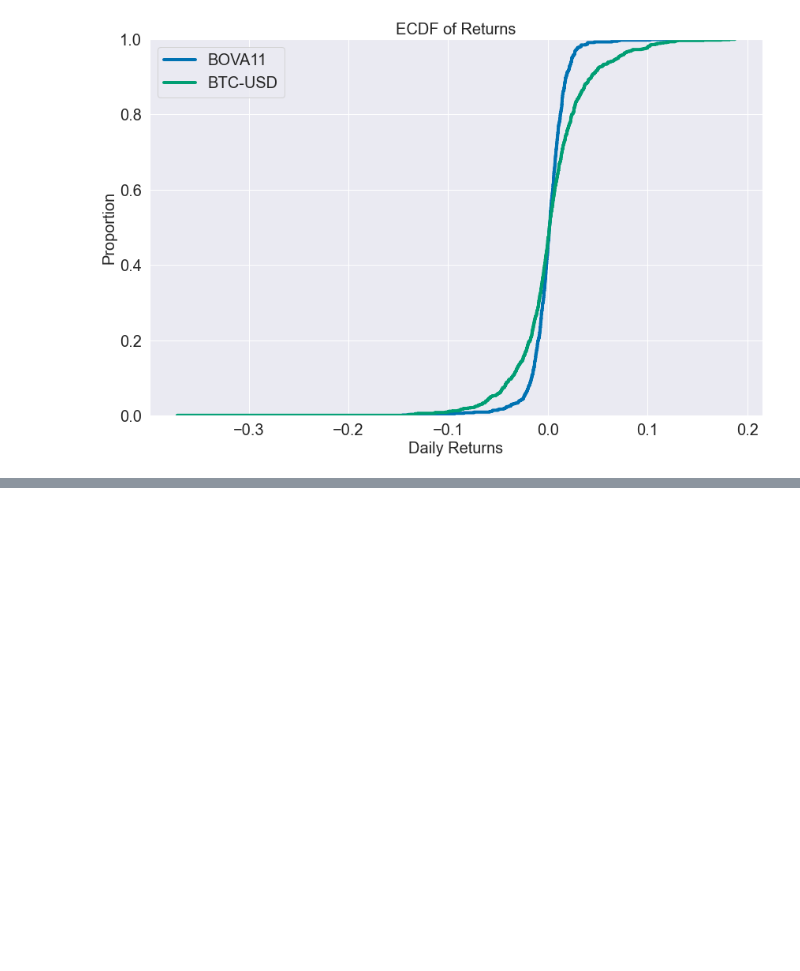
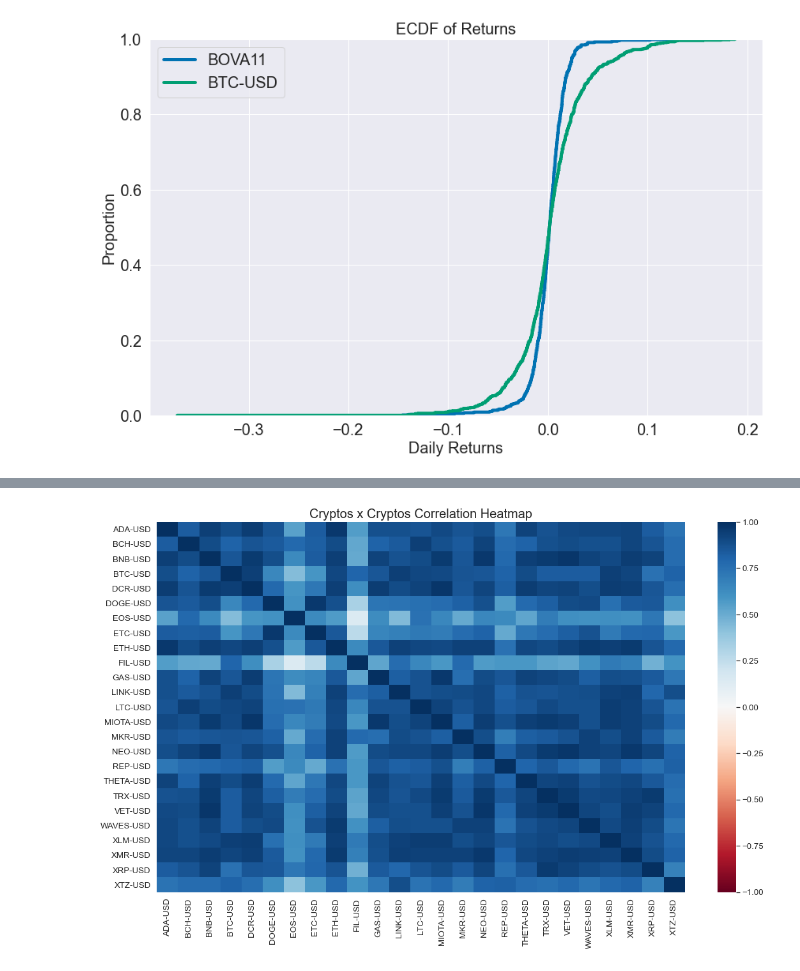
Before and after one commit to viengg/crypto-mpt, a Jupyter notebook: notebook.ipynb, the cells around one changed output, grey strips where cells are left out. Cells and saved outputs as stored; diff of their text form; code cells hidden in the pictures; blank space fills up the shorter version.

```diff
--- a/notebook.ipynb
+++ b/notebook.ipynb
@@ -105 +116,8 @@ plt.savefig(f"graficos/ecdf_{ANO}.png")
+# %%
+plt.figure(figsize=(16, 10))
+sns.heatmap(corr_matrix.loc["ADA-USD":, "ADA-USD":], cmap="RdBu", vmin=-1, vmax=1).set_title("Cryptos x Cryptos Correlation Heatmap", fontsize=20)
+plt.tight_layout()
+plt.savefig("graficos/corr_cryptos_cryptos.png")
+# %% [output]
+[figure, added]
 # %%
```
Also changed, not shown: parts of 8 cells of this notebook, 6 other files.
